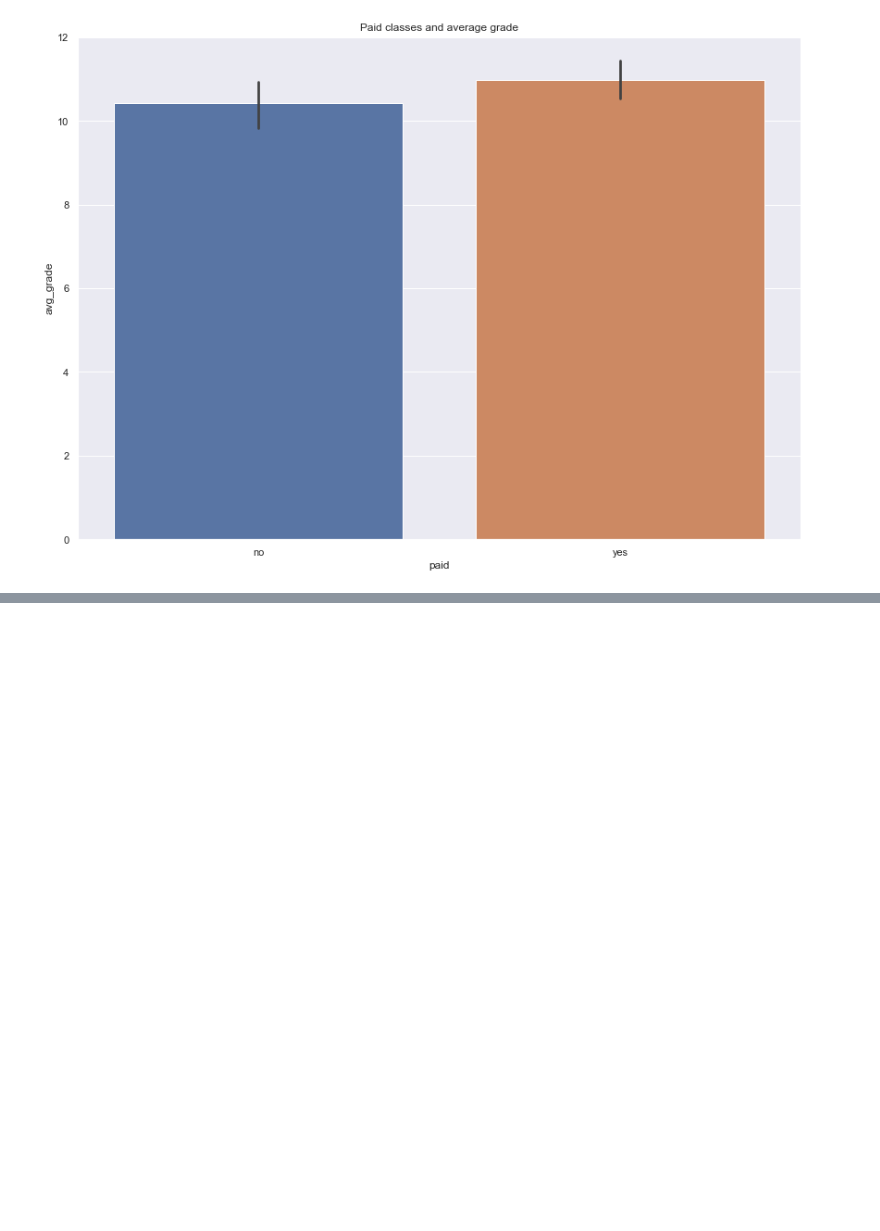
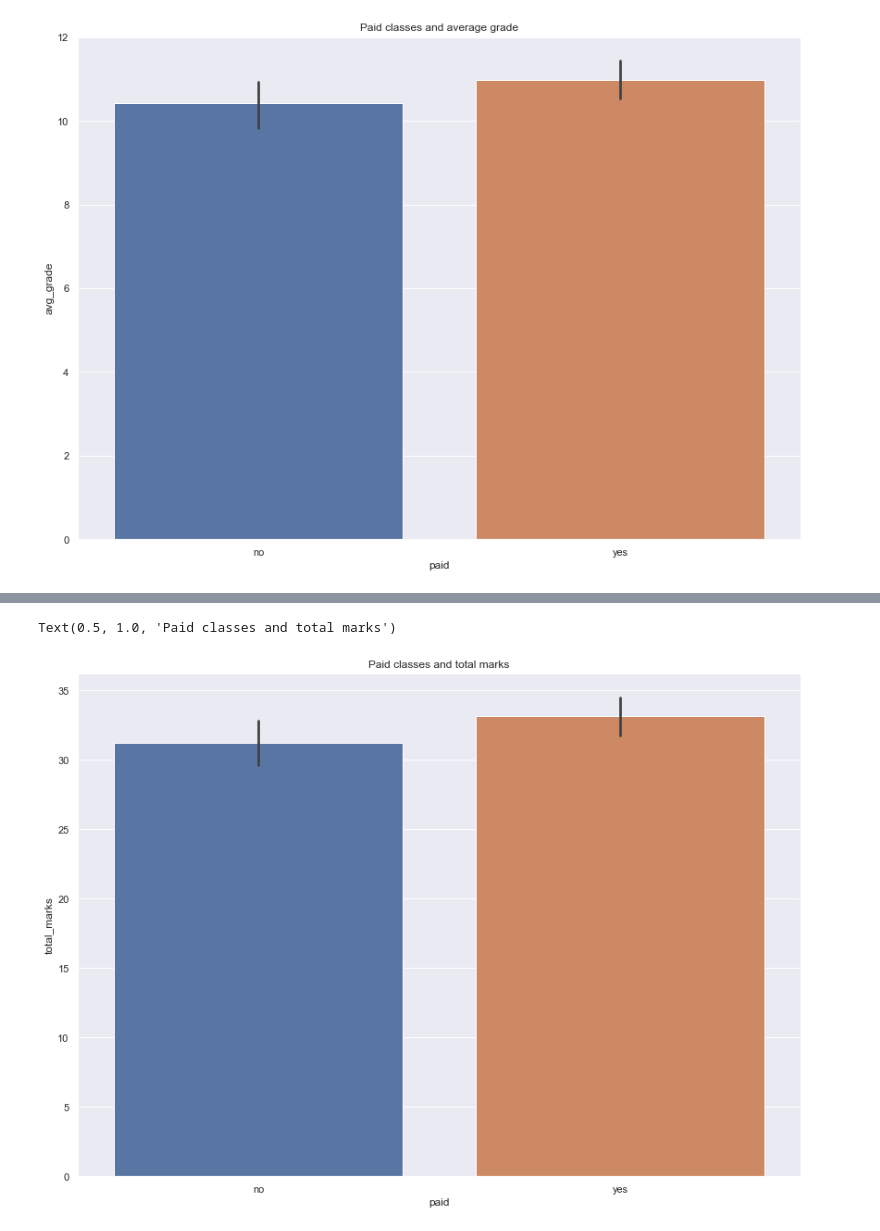
Before and after one commit to Soham2402/EDA, a Jupyter notebook: Student grade analysis/Student_grade_analysis.ipynb, the cells around one changed output, grey strips where cells are left out. Drawn from its saved outputs; the diff is of its cells as text; code cells hidden in the pictures; blank space fills up the shorter version.

```diff
--- a/Student grade analysis/Student_grade_analysis.ipynb
+++ b/Student grade analysis/Student_grade_analysis.ipynb
@@ -496,0 +484,7 @@ px.bar_polar(data_frame=new_stud_df,r =  new_stud_df["internet"])
+# %%
+plt.figure(figsize=(14,10))
+sns.barplot(x = new_stud_df["paid"],y = new_stud_df["total_marks"]);
+plt.title("Paid classes and total marks")
+# %% [output]
+Text(0.5, 1.0, 'Paid classes and total marks')
+[figure, added]
```
Also changed, not shown: parts of 17 cells of this notebook.
